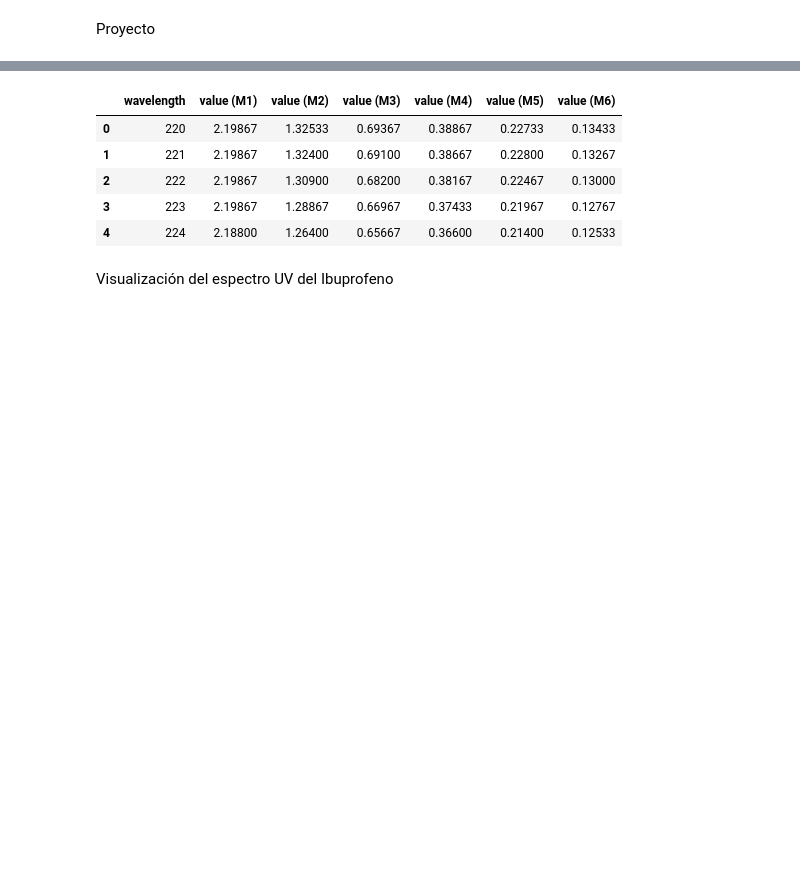
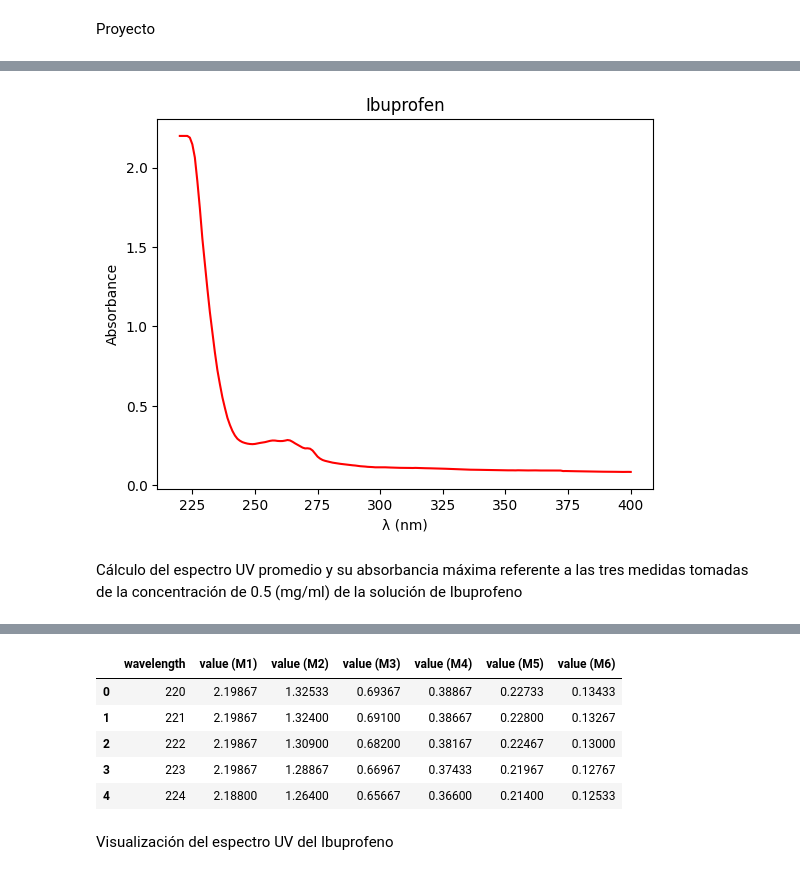
Before and after one commit to FelipeOcampo03/progamacioning, a Jupyter notebook: ProyectoProgramacionIng.ipynb, the cells around one changed output, grey strips where cells are left out. Drawn from its saved outputs; the diff is of its cells as text; code cells hidden in the pictures; blank space fills up the shorter version.

```diff
--- a/ProyectoProgramacionIng.ipynb
+++ b/ProyectoProgramacionIng.ipynb
@@ -7,0 +10,4 @@ import numpy as np
+# %%
+#Lectura de datos
+TablaC1= pd.read_excel('Medidas c1.xlsx')
+TablaC1
@@ -7,0 +28,23 @@ import numpy as np
+# %%
+#Seleccionamos los datos de forma individual
+C1M1 = TablaC1['value (m1_1)']
+C1M2 = TablaC1['value (m1_2)']
+C1M3 = TablaC1['value (m1_3)']
+wavelength = TablaC1['wavelength']
+# %%
+#Se calcula el espectro promedio referente a la toma de las medidas
+C1 = (C1M1+ C1M2 + C1M3) /3
+#Se encuentra el punto máximo de absorbancia en el espectro UV
+C1AbsMax= max(C1)
+# %%
+#Graficamos el Espectro UV del Ibuprofeno en una conentración de 0,7 mg/ml
+plt.figure()
+plt.plot(wavelength, C1, color='red', linestyle='solid')
+plt.title('Ibuprofen')
+plt.xlabel('λ (nm)')
+plt.ylabel('Absorbance')
+plt.show()
+# %% [output]
+[figure, added]
+# %% [markdown]
+Cálculo del espectro UV promedio y su absorbancia máxima referente a las tres medidas tomadas de la concentración de 0.5 (mg/ml) de la solución de Ibuprofeno
```
Also changed, not shown: parts of 26 cells of this notebook, 8 other files.
